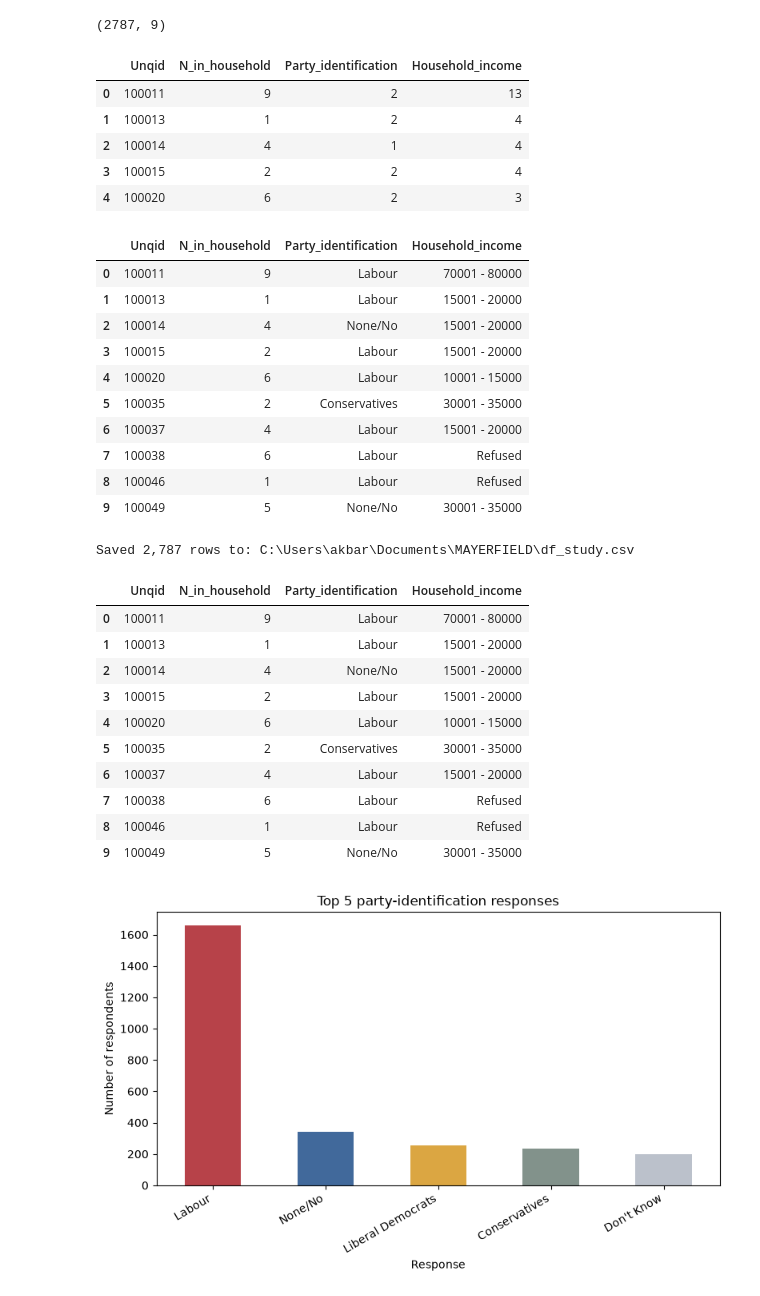
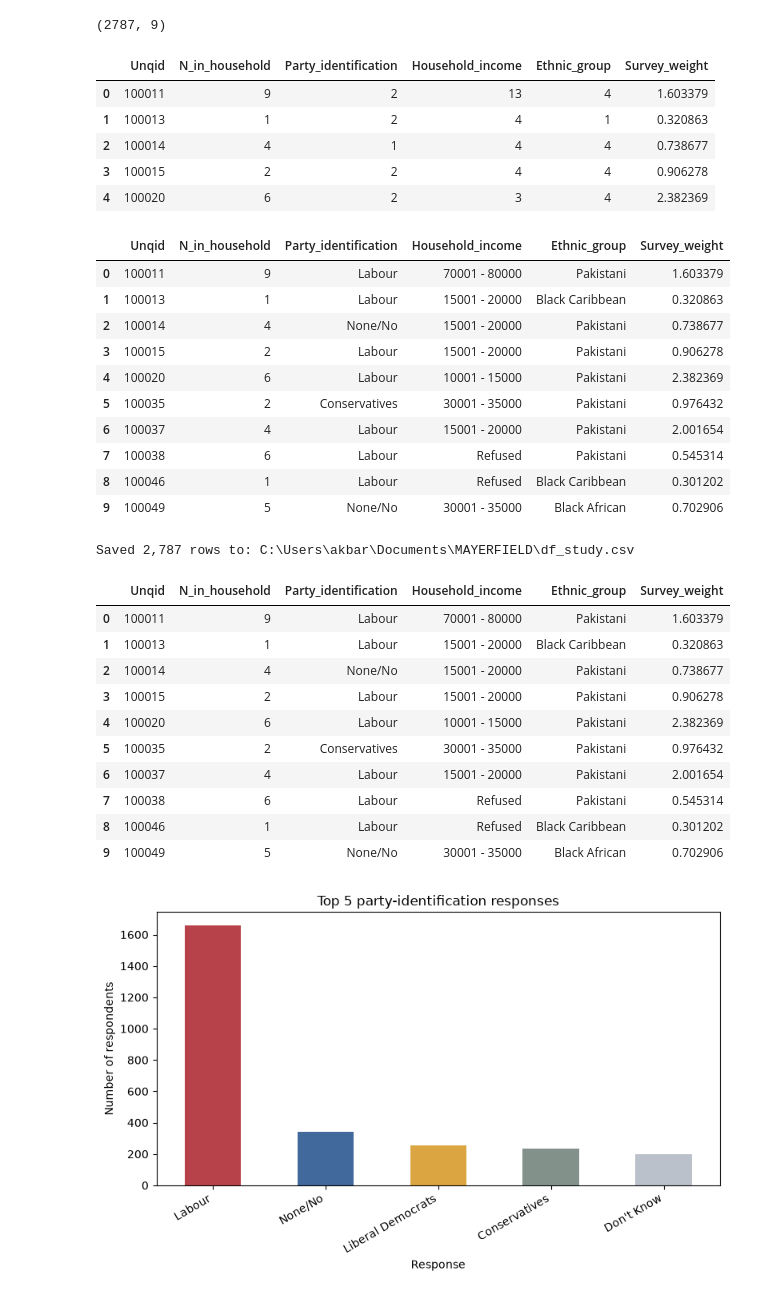
Before and after one commit to ali112-akbar/CaseStudy, a Jupyter notebook: UKDA-6970-stata/case_study.ipynb, the cells around one changed output. Drawn from its saved outputs; the diff is of its cells as text; code cells hidden in the pictures.

Commit message:
Changes to be committed: 	modified:   UKDA-6970-stata/case_study.ipynb

```diff
--- a/UKDA-6970-stata/case_study.ipynb
+++ b/UKDA-6970-stata/case_study.ipynb
@@ -62,22 +62,24 @@ column_names = {
     'zq91_1': 'N_in_household',
     'bq9_1': 'Party_identification',
     'zqinc': 'Household_income',
+    'ScreenEthQairre':'Ethnic_group',
+    'Weight_trimmedF2FALL5': 'Survey_weight'
 }
 # %%
 # Keep numeric codes separately for analysis and repeatable labeling.
 df_study_codes = df_main[
-    ['Unqid', 'zq91_1', 'bq9_1', 'zqinc']
+    ['Unqid', 'zq91_1', 'bq9_1', 'zqinc', 'ScreenEthQairre', 'Weight_trimmedF2FALL5']
 ].rename(columns=column_names).copy()
 
 df_study = df_study_codes.copy()
 display(df_study.head())
 # %% [output]
-|  | Unqid | N_in_household | Party_identification | Household_income |
-| 0 | 100011 | 9 | 2 | 13 |
-| 1 | 100013 | 1 | 2 | 4 |
-| 2 | 100014 | 4 | 1 | 4 |
-| 3 | 100015 | 2 | 2 | 4 |
-| 4 | 100020 | 6 | 2 | 3 |
+|  | Unqid | N_in_household | Party_identification | Household_income | Ethnic_group | Survey_weight |
+| 0 | 100011 | 9 | 2 | 13 | 4 | 1.603379 |
+| 1 | 100013 | 1 | 2 | 4 | 1 | 0.320863 |
+| 2 | 100014 | 4 | 1 | 4 | 4 | 0.738677 |
+| 3 | 100015 | 2 | 2 | 4 | 4 | 0.906278 |
+| 4 | 100020 | 6 | 2 | 3 | 4 | 2.382369 |
 # %%
 # Convert response codes to readable labels, starting from numeric data each time.
 df_study = df_study_codes.copy()
@@ -103,45 +105,55 @@ zqinc_labels = {
 }
 
 df_study['Household_income'] = df_study['Household_income'].map(zqinc_labels)
 
 bq9_1_labels = {
     -2: "Refused",
     -1: "Don't Know",
      1: "None/No",
      2: "Labour",
      3: "Conservatives",
      4: "Liberal Democrats",
      5: "Scottish National Party (SNP)",
      6: "Plaid Cymru",
      7: "Green Party",
      8: "United Kingdom Independence Party (UKIP)",
      9: "British National Party (BNP)",
     10: "Coalition party/Conservative-Lib dem party",
     11: "Other",
     12: "Respect",
     15: "Not Stated"
 }
 
 df_study['Party_identification'] = df_study['Party_identification'].map(bq9_1_labels)
 
+ScreenEthQairre_labels = {
+    1: "Black Caribbean",
+    2: "Black African",
+    3: "Indian",
+    4: "Pakistani",
+    5: "Bangladeshi",
+}
+
+df_study['Ethnic_group'] = df_study['Ethnic_group'].map(ScreenEthQairre_labels)
+
 # Check that every observed code has a label.
-for column in ['Household_income', 'Party_identification']:
+for column in ['Household_income', 'Party_identification', 'Ethnic_group']:
     unmapped = df_study_codes[column].notna() & df_study[column].isna()
     assert not unmapped.any(), f"Unmapped codes in {column}"
 
 display(df_study.head(10))
 # %% [output]
-|  | Unqid | N_in_household | Party_identification | Household_income |
-| 0 | 100011 | 9 | Labour | 70001 - 80000 |
-| 1 | 100013 | 1 | Labour | 15001 - 20000 |
-| 2 | 100014 | 4 | None/No | 15001 - 20000 |
-| 3 | 100015 | 2 | Labour | 15001 - 20000 |
-| 4 | 100020 | 6 | Labour | 10001 - 15000 |
-| 5 | 100035 | 2 | Conservatives | 30001 - 35000 |
-| 6 | 100037 | 4 | Labour | 15001 - 20000 |
-| 7 | 100038 | 6 | Labour | Refused |
-| 8 | 100046 | 1 | Labour | Refused |
-| 9 | 100049 | 5 | None/No | 30001 - 35000 |
+|  | Unqid | N_in_household | Party_identification | Household_income | Ethnic_group | Survey_weight |
+| 0 | 100011 | 9 | Labour | 70001 - 80000 | Pakistani | 1.603379 |
+| 1 | 100013 | 1 | Labour | 15001 - 20000 | Black Caribbean | 0.320863 |
+| 2 | 100014 | 4 | None/No | 15001 - 20000 | Pakistani | 0.738677 |
+| 3 | 100015 | 2 | Labour | 15001 - 20000 | Pakistani | 0.906278 |
+| 4 | 100020 | 6 | Labour | 10001 - 15000 | Pakistani | 2.382369 |
+| 5 | 100035 | 2 | Conservatives | 30001 - 35000 | Pakistani | 0.976432 |
+| 6 | 100037 | 4 | Labour | 15001 - 20000 | Pakistani | 2.001654 |
+| 7 | 100038 | 6 | Labour | Refused | Pakistani | 0.545314 |
+| 8 | 100046 | 1 | Labour | Refused | Black Caribbean | 0.301202 |
+| 9 | 100049 | 5 | None/No | 30001 - 35000 | Black African | 0.702906 |
 # %%
 # Export AFTER applying labels. UTF-8 with BOM also opens well in Excel.
 from pathlib import Path
@@ -157,17 +169,17 @@ print(f"Saved {len(study_csv):,} rows to: {csv_path}")
 display(study_csv.head(10))
 # %% [output]
 Saved 2,787 rows to: C:\Users\akbar\Documents\MAYERFIELD\df_study.csv
-|  | Unqid | N_in_household | Party_identification | Household_income |
-| 0 | 100011 | 9 | Labour | 70001 - 80000 |
-| 1 | 100013 | 1 | Labour | 15001 - 20000 |
-| 2 | 100014 | 4 | None/No | 15001 - 20000 |
-| 3 | 100015 | 2 | Labour | 15001 - 20000 |
-| 4 | 100020 | 6 | Labour | 10001 - 15000 |
-| 5 | 100035 | 2 | Conservatives | 30001 - 35000 |
-| 6 | 100037 | 4 | Labour | 15001 - 20000 |
-| 7 | 100038 | 6 | Labour | Refused |
-| 8 | 100046 | 1 | Labour | Refused |
-| 9 | 100049 | 5 | None/No | 30001 - 35000 |
+|  | Unqid | N_in_household | Party_identification | Household_income | Ethnic_group | Survey_weight |
+| 0 | 100011 | 9 | Labour | 70001 - 80000 | Pakistani | 1.603379 |
+| 1 | 100013 | 1 | Labour | 15001 - 20000 | Black Caribbean | 0.320863 |
+| 2 | 100014 | 4 | None/No | 15001 - 20000 | Pakistani | 0.738677 |
+| 3 | 100015 | 2 | Labour | 15001 - 20000 | Pakistani | 0.906278 |
+| 4 | 100020 | 6 | Labour | 10001 - 15000 | Pakistani | 2.382369 |
+| 5 | 100035 | 2 | Conservatives | 30001 - 35000 | Pakistani | 0.976432 |
+| 6 | 100037 | 4 | Labour | 15001 - 20000 | Pakistani | 2.001654 |
+| 7 | 100038 | 6 | Labour | Refused | Pakistani | 0.545314 |
+| 8 | 100046 | 1 | Labour | Refused | Black Caribbean | 0.301202 |
+| 9 | 100049 | 5 | None/No | 30001 - 35000 | Black African | 0.702906 |
 # %%
 # BIG parties
 df_study["Party_identification"].value_counts(dropna=False)
```
Also changed, not shown: parts of 1 cell of this notebook.
